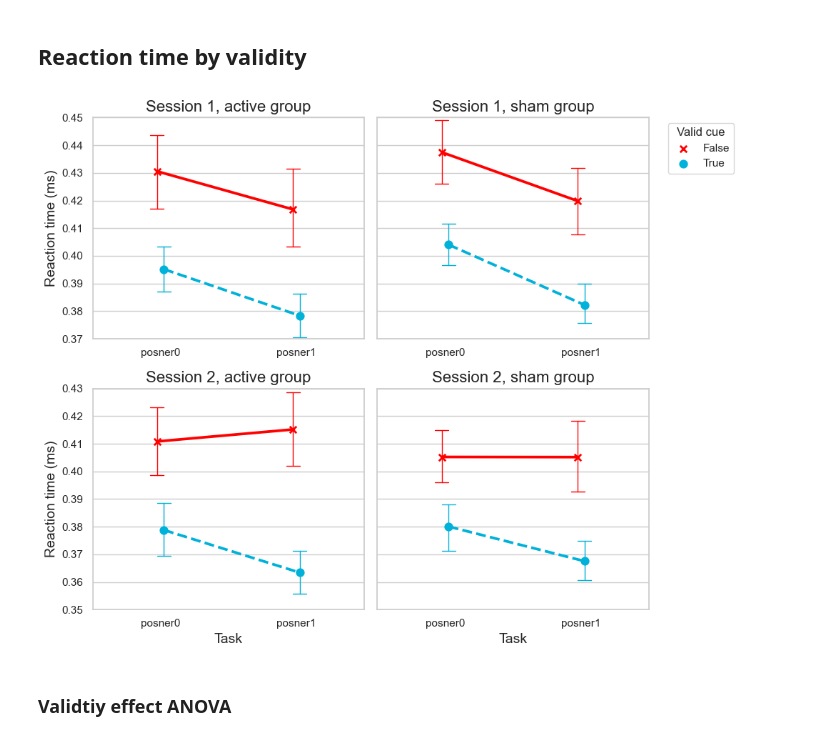
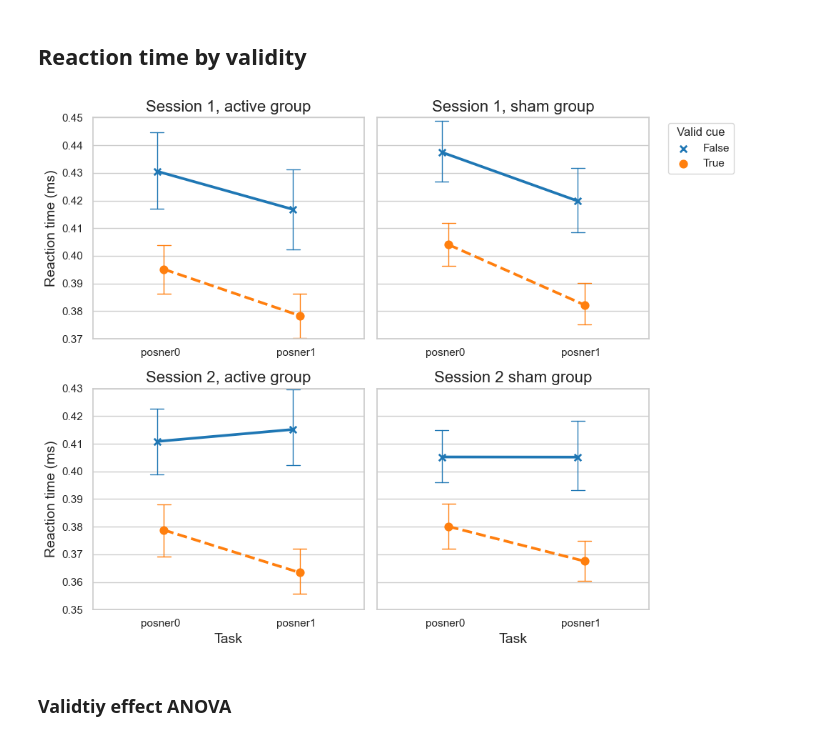
Before and after one commit to locua/joint-analysis, a Jupyter notebook: AAI_RT_analysis.ipynb, the cells around one changed output. Cells and saved outputs as stored; diff of their text form; code cells hidden in the pictures.

```diff
--- a/AAI_RT_analysis.ipynb
+++ b/AAI_RT_analysis.ipynb
@@ -516,46 +573,45 @@ plt.show()
 sns.set(style="whitegrid")
 fig, axes = plt.subplots(2, 2, figsize=(10, 8))
 
-colors = ["#FF0000", "#00b1d9"]
 
-sns.pointplot(x='task', y='rt', hue='valid_cue',data=df_val_s1a, dodge=True, markers=['x', 'o'], capsize=.1, errwidth=1, palette=colors,ax=axes[0,0], linestyles=['-', '--'])
-sns.pointplot(x='task', y='rt', hue='valid_cue',data=df_val_s1s, dodge=True, markers=['x', 'o'], capsize=.1, errwidth=1, palette=colors,ax=axes[0,1], linestyles=['-', '--'])
-sns.pointplot(x='task', y='rt', hue='valid_cue',data=df_val_s2a, dodge=True, markers=['x', 'o'], capsize=.1, errwidth=1, palette=colors,ax=axes[1,0], linestyles=['-', '--'])
-sns.pointplot(x='task', y='rt', hue='valid_cue',data=df_val_s2s, dodge=True, markers=['x', 'o'], capsize=.1, errwidth=1, palette=colors,ax=axes[1,1], linestyles=['-', '--'])
+sns.pointplot(x='task', y='rt', hue='valid_cue',data=df_val_s1a, dodge=True, markers=['x', 'o'], capsize=.1, errwidth=1, palette='tab10',ax=axes[0,0], linestyles=['-', '--'])
+sns.pointplot(x='task', y='rt', hue='valid_cue',data=df_val_s1s, dodge=True, markers=['x', 'o'], capsize=.1, errwidth=1, palette='tab10',ax=axes[0,1], linestyles=['-', '--'])
+sns.pointplot(x='task', y='rt', hue='valid_cue',data=df_val_s2a, dodge=True, markers=['x', 'o'], capsize=.1, errwidth=1, palette='tab10',ax=axes[1,0], linestyles=['-', '--'])
+sns.pointplot(x='task', y='rt', hue='valid_cue',data=df_val_s2s, dodge=True, markers=['x', 'o'], capsize=.1, errwidth=1, palette='tab10',ax=axes[1,1], linestyles=['-', '--'])
 
 # Y axis limits
 axes[0,0].set_ylim(0.37, 0.45)
 axes[0,1].set_ylim(0.37, 0.45)
 axes[1,0].set_ylim(0.35, 0.43)
 axes[1,1].set_ylim(0.35, 0.43)
 axes[0,1].set_yticklabels([])
 axes[1,1].set_yticklabels([])
 
 axes[0,0].legend_.remove()
 axes[1,0].legend_.remove()
 axes[1,1].legend_.remove()
 leg = axes[0, 1].legend(bbox_to_anchor=(1.05, 1), loc='upper left')
 leg.set_title('Valid cue')
 
 # Titles and labels
 # fig.suptitle('Reaction time by validity', fontsize=18)
 axes[0,0].set_title('Session 1, active group', fontsize=16)
 axes[0,1].set_title('Session 1, sham group', fontsize=16)
 axes[1,0].set_title('Session 2, active group', fontsize=16)
 axes[1,1].set_title('Session 2 sham group', fontsize=16)
 axes[1,0].set_ylabel('Reaction time (ms)', fontsize=14)
 axes[1,1].set_ylabel('')
 axes[0,0].set_ylabel('Reaction time (ms)', fontsize=14)
 axes[0,1].set_ylabel('')
 axes[0,0].set_xlabel('')
 axes[0,1].set_xlabel('')
 axes[1,0].set_xlabel('Task', fontsize=14)
 axes[1,1].set_xlabel('Task', fontsize=14)
 
 plt.tight_layout()
 plt.show()
 # %% [output]
-[figure, old version]
+[figure, new version]
 # %% [markdown]
 ### Validtiy effect ANOVA
 # %%
```
Also changed, not shown: parts of 15 cells of this notebook.
